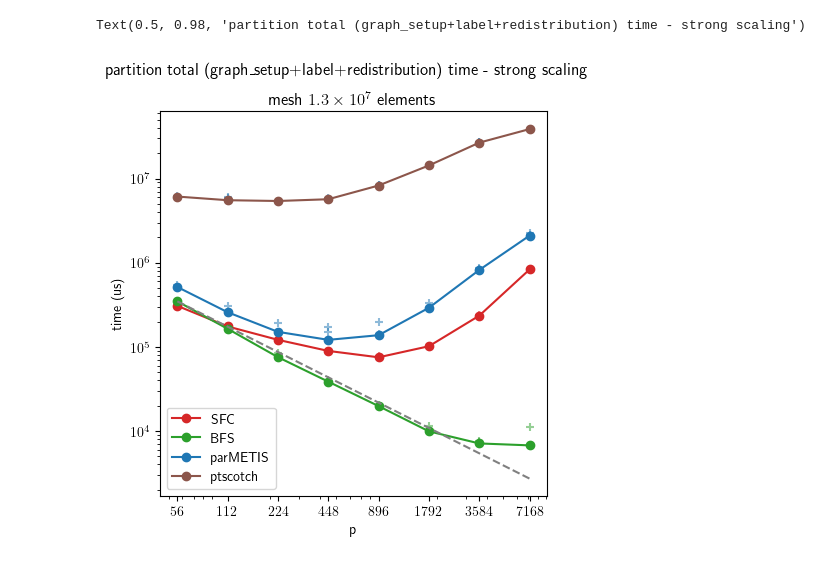
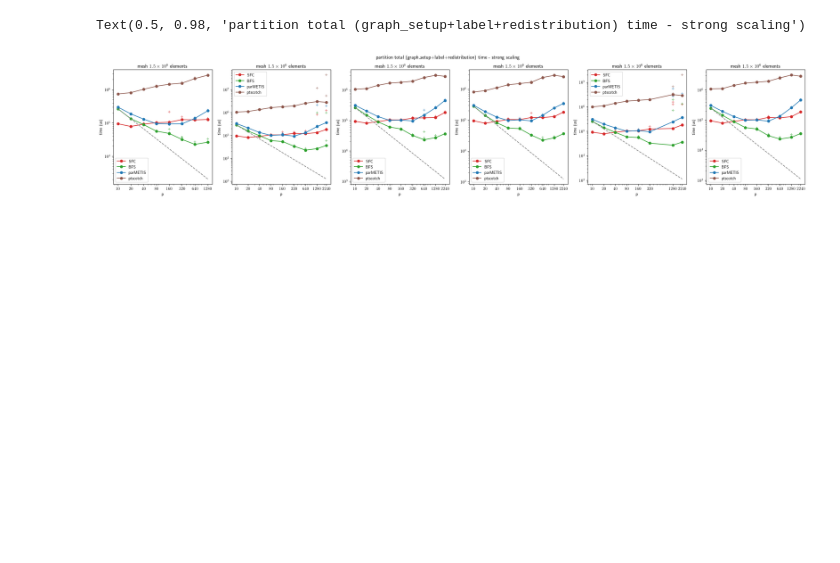
Before and after one commit to paralab/partition, a Jupyter notebook: mpi-cpp/scaling_plot.ipynb, the cells around one changed output. Drawn from its saved outputs; the diff is of its cells as text; code cells hidden in the pictures; blank space fills up the shorter version.

```diff
--- a/mpi-cpp/scaling_plot.ipynb
+++ b/mpi-cpp/scaling_plot.ipynb
@@ -43,9 +43,13 @@ prev_file = 'results/frontera-scaling-front_bfs___2024-06-06__19-42-12.json'
 
 # prev_file = "results/frontera-scaling-std-bfs-dist-filter-changed-ghost-types-32-32-16___2024-05-28__18-33-13.json"
 
-input_file_name = "results/frontera-scaling-front_bfs-1xlargesttet-normq___2024-07-10__13-23-38.json"
 
-input_file_name = "results/frontera-scaling-front_bfs-1xlargesttet-normq___2024-07-14__03-53-19.json"
+
+input_file_name = 'results/frontera-scaling-front_bfs-200spmv-2ndlargetet-5rfnrnds___2024-08-05__18-30-57.json'
+
+# input_file_name = "results/frontera-scaling-front_bfs-200spmv-2ndlargehex-5rfnrnds___2024-08-05__20-35-58.json"
+
+# input_file_name = 'test.json'
 # %%
 df = pd.read_json(input_file_name, orient='records',lines=True)
 # print(df)
@@ -135,9 +146,9 @@ for mesh_idx in range(mesh_count):
 
 
     # plotting individual data points
-    # axs[mesh_idx].scatter(filtered_df['np'], filtered_df['BFS_labeling_time'], color=plot_colors[1], marker='+', alpha=0.5, label='_BFS data')
-    # axs[mesh_idx].scatter(filtered_df['np'], filtered_df['parMETIS_labeling_time'], color=plot_colors[2], marker='+', alpha=0.5, label='_parMETIS data')
-    # axs[mesh_idx].scatter(filtered_df['np'], filtered_df['ptscotch_labeling_time'], color=plot_colors[3], marker='+', alpha=0.5, label='_ptscotch data')
+    axs[mesh_idx].scatter(filtered_df['np'], filtered_df['BFS_labeling_time'], color=plot_colors[1], marker='+', alpha=0.5, label='_BFS data')
+    axs[mesh_idx].scatter(filtered_df['np'], filtered_df['parMETIS_labeling_time'], color=plot_colors[2], marker='+', alpha=0.5, label='_parMETIS data')
+    axs[mesh_idx].scatter(filtered_df['np'], filtered_df['ptscotch_labeling_time'], color=plot_colors[3], marker='+', alpha=0.5, label='_ptscotch data')
 
 
 
@@ -170,13 +181,13 @@ for mesh_idx in range(mesh_count):
     filtered_df.reset_index(drop=True, inplace=True)
     element_count = filtered_df.loc[0, 'n']
 
-    # filtered_df['BFS_total_time'] = filtered_df['graph_setup_time'] + filtered_df['BFS_labeling_time']  + filtered_df['BFS_redistribution_time']
-    # filtered_df['parMETIS_total_time'] = filtered_df['graph_setup_time'] + filtered_df['parMETIS_labeling_time']  + filtered_df['parMETIS_redistribution_time']
-    # filtered_df['ptscotch_total_time'] = filtered_df['graph_setup_time'] + filtered_df['ptscotch_labeling_time']  + filtered_df['ptscotch_redistribution_time']
+    filtered_df['BFS_total_time'] = filtered_df['graph_setup_time'] + filtered_df['BFS_labeling_time']  + filtered_df['BFS_redistribution_time']
+    filtered_df['parMETIS_total_time'] = filtered_df['graph_setup_time'] + filtered_df['parMETIS_labeling_time']  + filtered_df['parMETIS_redistribution_time']
+    filtered_df['ptscotch_total_time'] = filtered_df['graph_setup_time'] + filtered_df['ptscotch_labeling_time']  + filtered_df['ptscotch_redistribution_time']
 
-    filtered_df['BFS_total_time'] = filtered_df['BFS_labeling_time']  + filtered_df['BFS_redistribution_time']
-    filtered_df['parMETIS_total_time'] = filtered_df['parMETIS_labeling_time']  + filtered_df['parMETIS_redistribution_time']
-    filtered_df['ptscotch_total_time'] = filtered_df['ptscotch_labeling_time']  + filtered_df['ptscotch_redistribution_time']
+    # filtered_df['BFS_total_time'] = filtered_df['BFS_labeling_time']  + filtered_df['BFS_redistribution_time']
+    # filtered_df['parMETIS_total_time'] = filtered_df['parMETIS_labeling_time']  + filtered_df['parMETIS_redistribution_time']
+    # filtered_df['ptscotch_total_time'] = filtered_df['ptscotch_labeling_time']  + filtered_df['ptscotch_redistribution_time']
 
 
     # plotting SFC time
@@ -209,35 +220,35 @@ for mesh_idx in range(mesh_count):
     min_df.reset_index(drop=True, inplace=True)
     axs[mesh_idx].plot(min_df['np'], min_df['ptscotch_total_time'],color=plot_colors[3], label=f"ptscotch", marker='o')
 
 
 
     # plotting individual data points
     axs[mesh_idx].scatter(filtered_df['np'], filtered_df['SFC_morton_partition_time'], color=plot_colors[0], marker='+', alpha=0.5, label='_SFC data')
     axs[mesh_idx].scatter(filtered_df['np'], filtered_df['BFS_total_time'], color=plot_colors[1], marker='+', alpha=0.5, label='_BFS data')
     axs[mesh_idx].scatter(filtered_df['np'], filtered_df['parMETIS_total_time'], color=plot_colors[2], marker='+', alpha=0.5, label='_parMETIS data')
-    axs[mesh_idx].scatter(filtered_df['np'], filtered_df['ptscotch_total_time'], color=plot_colors[2], marker='+', alpha=0.5, label='_ptscotch data')
+    axs[mesh_idx].scatter(filtered_df['np'], filtered_df['ptscotch_total_time'], color=plot_colors[3], marker='+', alpha=0.5, label='_ptscotch data')
 
 
 
 
 
     # df_all_filtered = df_all[df_all['mesh_idx'] == mesh_idx]
 
     axs[mesh_idx].set_xscale('log')
     axs[mesh_idx].set_yscale('log')
     axs[mesh_idx].set_xticks(filtered_df['np'].unique())
     axs[mesh_idx].get_xaxis().set_major_formatter(ScalarFormatter())
     axs[mesh_idx].set_title("mesh   "+   format_scientific_notation_with_superscript(element_count)+ " elements")
     axs[mesh_idx].set_xlabel('p')
     axs[mesh_idx].set_ylabel('time (us)')
 
 
 
     axs[mesh_idx].legend()
 fig.suptitle('partition total (graph_setup+label+redistribution) time - strong scaling')
 # %% [output]
 Text(0.5, 0.98, 'partition total (graph_setup+label+redistribution) time - strong scaling')
-[figure, old version]
+[figure, new version]
 # %%
 fig, axs = plt.subplots(1, mesh_count, figsize=(5*mesh_count, 5))
 
```
Also changed, not shown: parts of 5 cells of this notebook, 5 other files.
